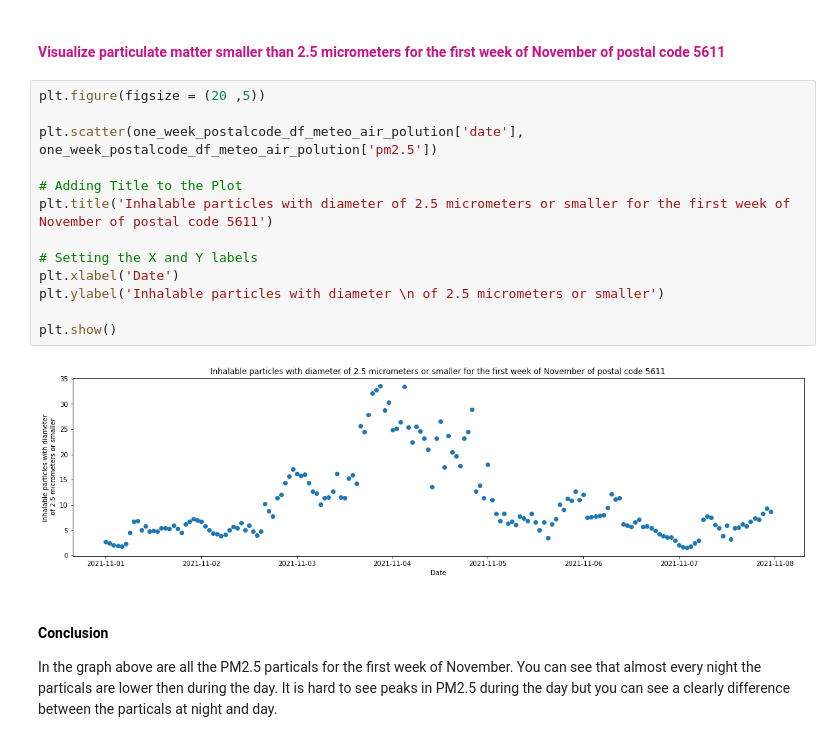
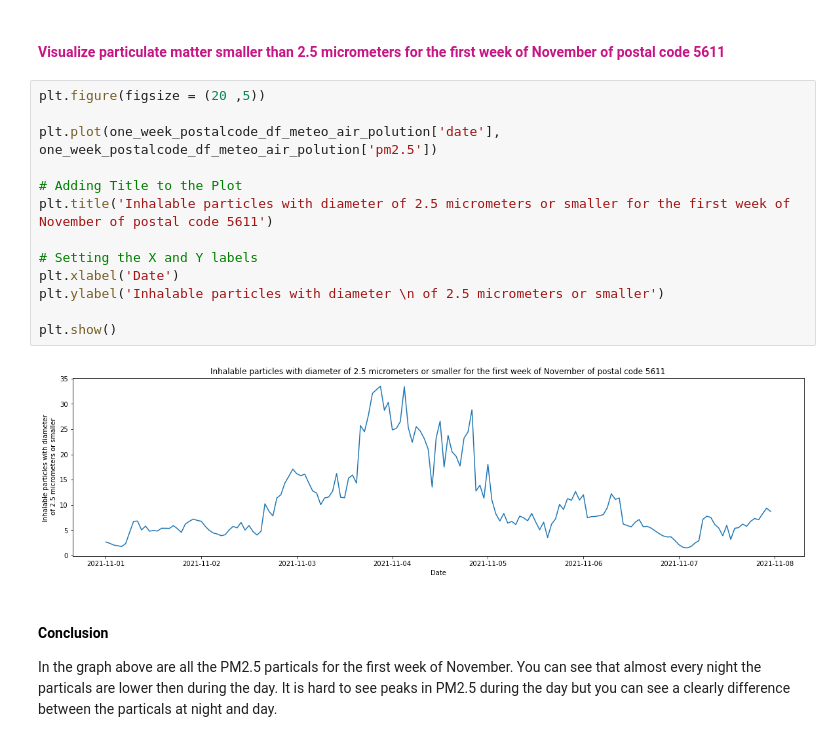
Before and after one commit to rawan-a-d/Air-Quality-Prediction, a Jupyter notebook: meteo-notebook.ipynb, the cells around one changed output. Cells and saved outputs as stored; diff of their text form.

Commit message:
made typo changes and made the scatter plot into a line chart

```diff
--- a/meteo-notebook.ipynb
+++ b/meteo-notebook.ipynb
@@ -334,18 +334,18 @@ In the graph above you can see that almost every day at around noon the Boundary
 # %%
 plt.figure(figsize = (20 ,5))
 
-plt.scatter(one_week_postalcode_df_meteo_air_polution['date'], one_week_postalcode_df_meteo_air_polution['pm2.5'])
+plt.plot(one_week_postalcode_df_meteo_air_polution['date'], one_week_postalcode_df_meteo_air_polution['pm2.5'])
 
 # Adding Title to the Plot
 plt.title('Inhalable particles with diameter of 2.5 micrometers or smaller for the first week of November of postal code 5611')
 
 # Setting the X and Y labels
 plt.xlabel('Date')
 plt.ylabel('Inhalable particles with diameter \n of 2.5 micrometers or smaller')
 
 plt.show()
 # %% [output]
-[figure, old version]
+[figure, new version]
 # %% [markdown]
 <h4><font color=black>Conclusion</font></h4>
 
```
Also changed, not shown: parts of 1 cell of this notebook.
